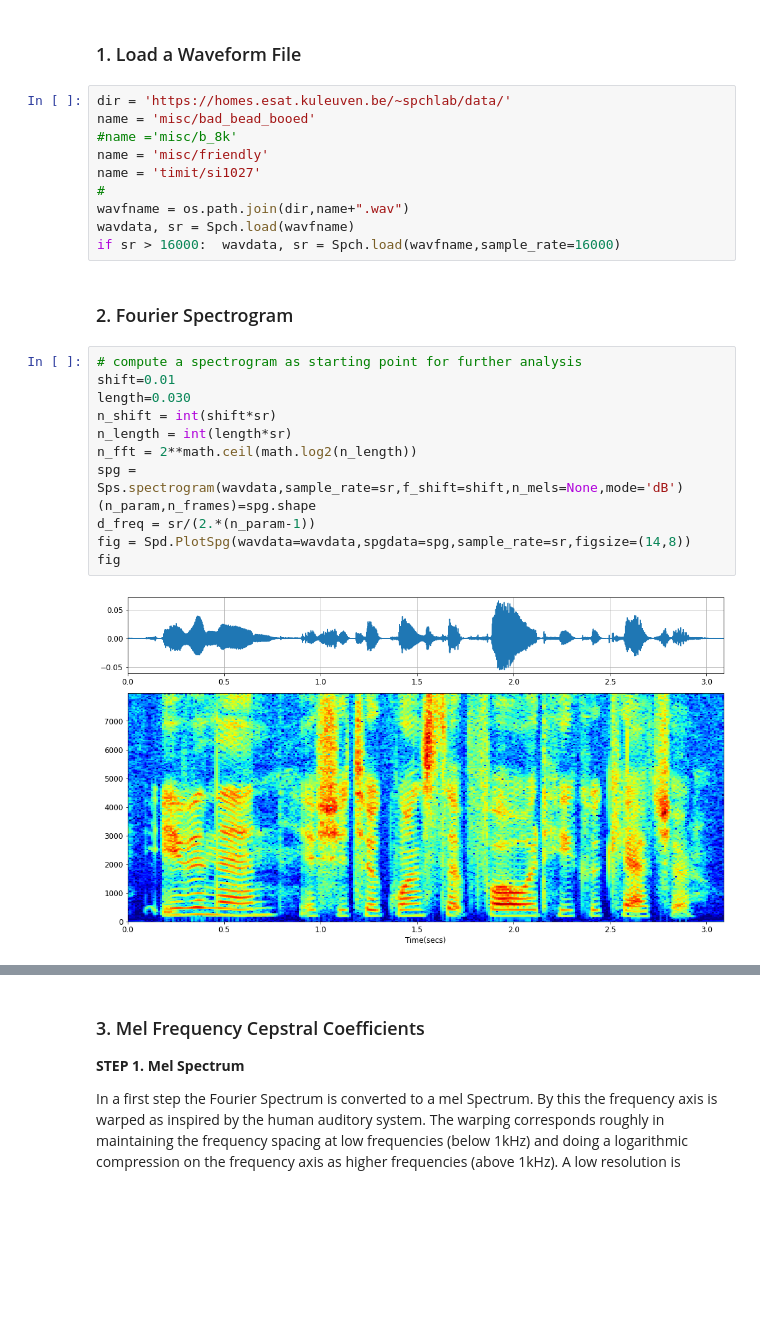
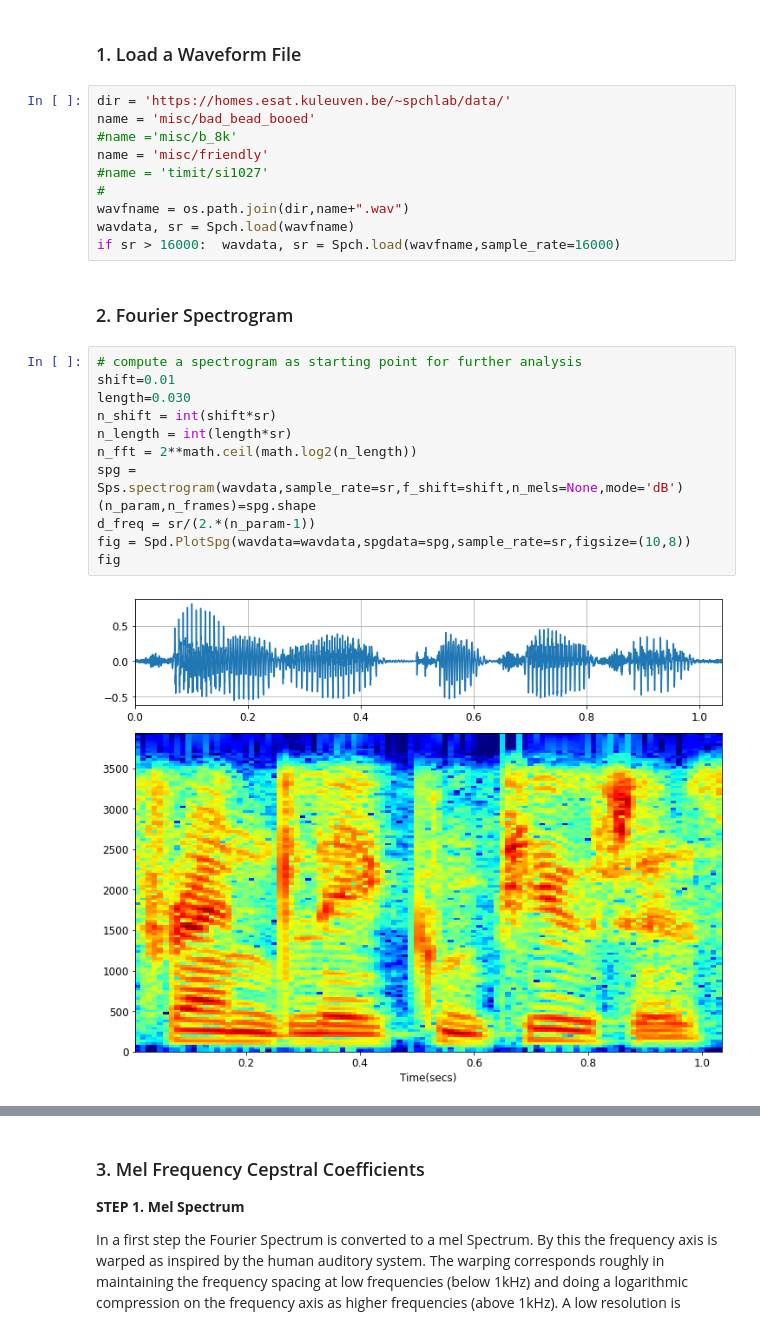
Before and after one commit to compi1234/pyspch, a Jupyter notebook: demos/FeatureExtraction.ipynb, the cells around one changed output, grey strips where cells are left out. Saved outputs shown, nothing was run; the diff lists cells and outputs as text; blank space fills up the shorter version.

```diff
--- a/demos/FeatureExtraction.ipynb
+++ b/demos/FeatureExtraction.ipynb
@@ -61,7 +61,7 @@ dir = 'https://homes.esat.kuleuven.be/~spchlab/data/'
 name = 'misc/bad_bead_booed'
 #name ='misc/b_8k'
 name = 'misc/friendly'
-name = 'timit/si1027'
+#name = 'timit/si1027'
 #
 wavfname = os.path.join(dir,name+".wav")
 wavdata, sr = Spch.load(wavfname)
@@ -71,14 +71,14 @@ if sr > 16000:  wavdata, sr = Spch.load(wavfname,sample_rate=16000)
 # %%
 # compute a spectrogram as starting point for further analysis
 shift=0.01
 length=0.030
 n_shift = int(shift*sr)
 n_length = int(length*sr)
 n_fft = 2**math.ceil(math.log2(n_length))
 spg = Sps.spectrogram(wavdata,sample_rate=sr,f_shift=shift,n_mels=None,mode='dB')
 (n_param,n_frames)=spg.shape
 d_freq = sr/(2.*(n_param-1))
-fig = Spd.PlotSpg(wavdata=wavdata,spgdata=spg,sample_rate=sr,figsize=(14,8))
+fig = Spd.PlotSpg(wavdata=wavdata,spgdata=spg,sample_rate=sr,figsize=(10,8))
 fig
 # %% [output]
-[figure, old version]
+[figure, new version]
```
Also changed, not shown: parts of 10 cells of this notebook, 34 other files.
